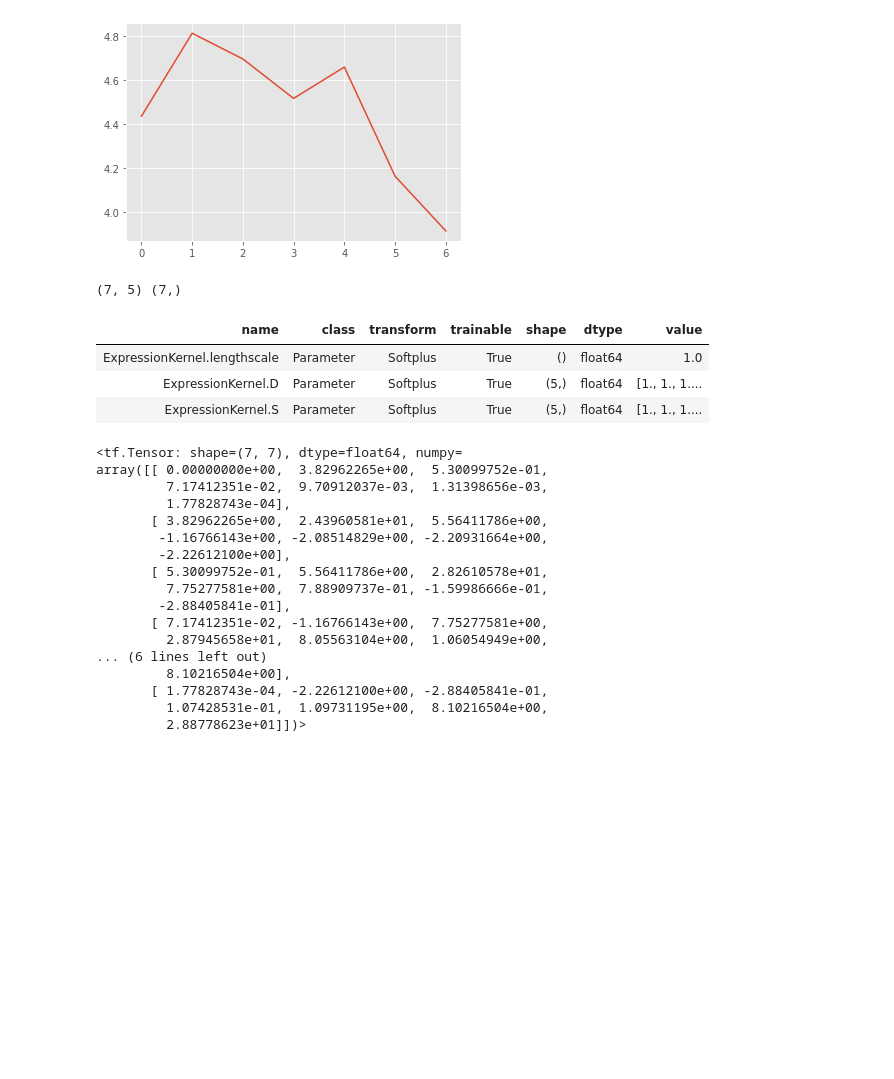
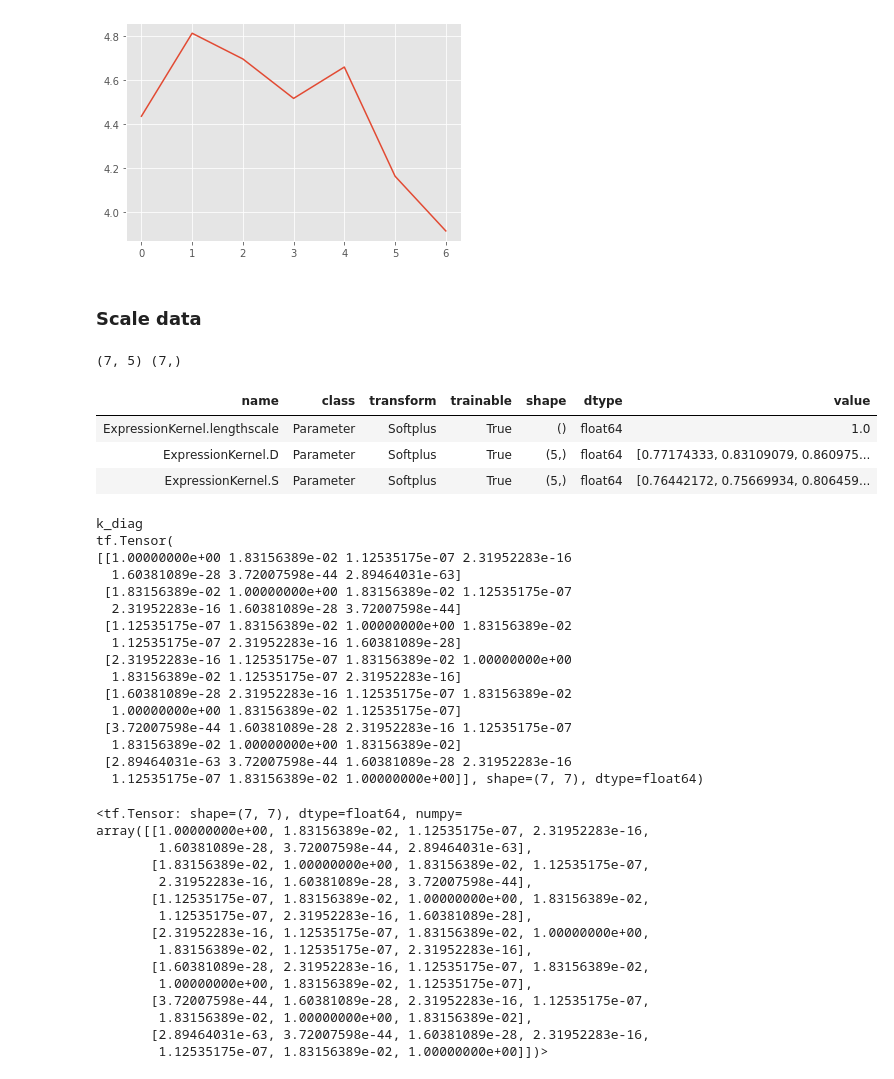
Before and after one commit to JCobbles/trangp, a Jupyter notebook: Lawrence Replication.ipynb, the cells around one changed output. Saved outputs shown, nothing was run; the diff lists cells and outputs as text; code cells hidden in the pictures; blank space fills up the shorter version.

```diff
--- a/Lawrence Replication.ipynb
+++ b/Lawrence Replication.ipynb
@@ -100,10 +101,14 @@ plt.plot(genes[genes.index == 'p53'].values[0])
 # %% [output]
 [<matplotlib.lines.Line2D at 0x...>]
 [figure]
+# %% [markdown]
+### Scale data
 # %%
+scaler = preprocessing.StandardScaler()
 X = genes[genes.index != 'p53'].values.T
 Y = genes[genes.index == 'p53'].values[0]
 
+X = scaler.fit_transform(X, Y)
 print(X.shape,Y.shape)
 # %% [output]
 (7, 5) (7,)
@@ -115,9 +120,9 @@ class ExpressionKernel(gpflow.kernels.Kernel):
 #         B = tf.ones(5)
 #         self.B = gpflow.Parameter(B)
         D = tf.ones(5)
-        self.D = gpflow.Parameter(D, transform=positive())
-        S = tf.ones(5)
-        self.S = gpflow.Parameter(S, transform=positive())
+        self.D = gpflow.Parameter(np.random.uniform(0.5, 1, 5), transform=positive())
+#         S = tf.ones(5)
+        self.S = gpflow.Parameter(np.random.uniform(0.5, 1, 5), transform=positive())
 
 
     def K(self, X, X2=None):
@@ -128,11 +133,10 @@ class ExpressionKernel(gpflow.kernels.Kernel):
                     K_xx += self.k_xx(j, k)
             return K_xx
         else:
-            print('HHHHHHHHHHHHHHHHHHHHHHHHHHHHHHHHHHHHHHHHHHHHHHHHHHHHHH\nNNNNNNNNNNNNNNNNNNNNNNNNNNNNNNNNN')
+            print('K not none\nN')
             K_xf = tf.zeros([X.shape[0],X2.shape[0]], dtype='float64')
             for j, _ in enumerate(X.T):
-                for k, _ in enumerate(X.T):
-                    K_xf += self.k_xf(j, k)
+                K_xf += self.k_xf(j)
             return K_xf
 
 
@@ -160,58 +164,72 @@ class ExpressionKernel(gpflow.kernels.Kernel):
         t = tf.cast(tf.range(7)*2, tf.float64)
         t_ = tf.transpose(tf.reshape(tf.tile(t, [7]), [ 7, tf.shape(t)[0]]))
         t_prime = tf.reshape(tf.tile(t, [7]), [ 7, tf.shape(t)[0]])
         if not primefirst:
             t_prime = tf.transpose(tf.reshape(tf.tile(t, [7]), [ 7, tf.shape(t)[0]]))
             t_ = tf.reshape(tf.tile(t, [7]), [ 7, tf.shape(t)[0]])
 
         return t_prime, t_, t_prime-t_
 
     #covariance between the gradient and the actual value
     def k_xf(self, j):
-        print('AAAAAAAAAAAAAAAAAAAAAAAAAAAA')
+        print('k_xf')
         t_prime, t_, t_dist = self.get_distance_matrix()
         l = self.lengthscale
         erf_term = tm.erf(t_dist/l - self.gamma(j)) + tm.erf(t_/l + self.gamma(j))
 
-        return S[j]*l*0.5*tm.sqrt(PI)*tm.exp(self.gamma(j))**2 *tm.exp(-self.D[j]*t_dist)*erf_term
+        return self.S[j]*l*0.5*tm.sqrt(PI)*tm.exp(self.gamma(j))**2 *tm.exp(-self.D[j]*t_dist)*erf_term
 
     def K_diag(self, X):
-        print('AAAAAAAAAAAAAAAAAAAAAAAAAAAAsssssssssssssssssssss')
+        print('k_diag')
 
         """I've used the fact that we call this method for K_ff when finding the covariance as a hack so
         I know if I should return K_ff or K_xx. In this case we're returning K_ff!!
         $K_{ff}^{post} = K_{ff} - K_{fx} K_{xx}^{-1} K_{xf}$"""
-        print('k diag')
         _,_,t_dist = self.get_distance_matrix()
         K_ff = tf.math.exp(-(t_dist**2)/(self.lengthscale**2))
-        return K_ff
+        print(K_ff)
+        return K_ff# tf.linalg.tensor_diag_part(K_ff)
 
 k_exp = ExpressionKernel()
 print_summary(k_exp, fmt='notebook')
 
-k_exp.K(X)
+k_exp.K_diag(X)
 # %% [output]
 | name | class | transform | trainable | shape | dtype | value |
 | ExpressionKernel.lengthscale | Parameter | Softplus | True | () | float64 | 1.0 |
-| ExpressionKernel.D | Parameter | Softplus | True | (5,) | float64 | [1., 1., 1.... |
-| ExpressionKernel.S | Parameter | Softplus | True | (5,) | float64 | [1., 1., 1.... |
+| ExpressionKernel.D | Parameter | Softplus | True | (5,) | float64 | [0.77174333, 0.83109079, 0.860975... |
+| ExpressionKernel.S | Parameter | Softplus | True | (5,) | float64 | [0.76442172, 0.75669934, 0.806459... |
-<tf.Tensor: shape=(7, 7), dtype=float64, numpy=
-array([[ 0.00000000e+00,  3.82962265e+00,  5.30099752e-01,
-         7.17412351e-02,  9.70912037e-03,  1.31398656e-03,
-         1.77828743e-04],
-       [ 3.82962265e+00,  2.43960581e+01,  5.56411786e+00,
-        -1.16766143e+00, -2.08514829e+00, -2.20931664e+00,
-        -2.22612100e+00],
-       [ 5.30099752e-01,  5.56411786e+00,  2.82610578e+01,
-         7.75277581e+00,  7.88909737e-01, -1.59986666e-01,
-        -2.88405841e-01],
-       [ 7.17412351e-02, -1.16766143e+00,  7.75277581e+00,
-         2.87945658e+01,  8.05563104e+00,  1.06054949e+00,
-... (6 lines left out)
-         8.10216504e+00],
-       [ 1.77828743e-04, -2.22612100e+00, -2.88405841e-01,
-         1.07428531e-01,  1.09731195e+00,  8.10216504e+00,
-         2.88778623e+01]])>
+k_diag
+tf.Tensor(
+[[1.00000000e+00 1.83156389e-02 1.12535175e-07 2.31952283e-16
+  1.60381089e-28 3.72007598e-44 2.89464031e-63]
+ [1.83156389e-02 1.00000000e+00 1.83156389e-02 1.12535175e-07
+  2.31952283e-16 1.60381089e-28 3.72007598e-44]
+ [1.12535175e-07 1.83156389e-02 1.00000000e+00 1.83156389e-02
+  1.12535175e-07 2.31952283e-16 1.60381089e-28]
+ [2.31952283e-16 1.12535175e-07 1.83156389e-02 1.00000000e+00
+  1.83156389e-02 1.12535175e-07 2.31952283e-16]
+ [1.60381089e-28 2.31952283e-16 1.12535175e-07 1.83156389e-02
+  1.00000000e+00 1.83156389e-02 1.12535175e-07]
+ [3.72007598e-44 1.60381089e-28 2.31952283e-16 1.12535175e-07
+  1.83156389e-02 1.00000000e+00 1.83156389e-02]
+ [2.89464031e-63 3.72007598e-44 1.60381089e-28 2.31952283e-16
+  1.12535175e-07 1.83156389e-02 1.00000000e+00]], shape=(7, 7), dtype=float64)
+<tf.Tensor: shape=(7, 7), dtype=float64, numpy=
+array([[1.00000000e+00, 1.83156389e-02, 1.12535175e-07, 2.31952283e-16,
+        1.60381089e-28, 3.72007598e-44, 2.89464031e-63],
+       [1.83156389e-02, 1.00000000e+00, 1.83156389e-02, 1.12535175e-07,
+        2.31952283e-16, 1.60381089e-28, 3.72007598e-44],
+       [1.12535175e-07, 1.83156389e-02, 1.00000000e+00, 1.83156389e-02,
+        1.12535175e-07, 2.31952283e-16, 1.60381089e-28],
+       [2.31952283e-16, 1.12535175e-07, 1.83156389e-02, 1.00000000e+00,
+        1.83156389e-02, 1.12535175e-07, 2.31952283e-16],
+       [1.60381089e-28, 2.31952283e-16, 1.12535175e-07, 1.83156389e-02,
+        1.00000000e+00, 1.83156389e-02, 1.12535175e-07],
+       [3.72007598e-44, 1.60381089e-28, 2.31952283e-16, 1.12535175e-07,
+        1.83156389e-02, 1.00000000e+00, 1.83156389e-02],
+       [2.89464031e-63, 3.72007598e-44, 1.60381089e-28, 2.31952283e-16,
+        1.12535175e-07, 1.83156389e-02, 1.00000000e+00]])>
 # %%
 model = gpflow.models.GPR(data=(X, Y), kernel=k_exp, mean_function=None)
 
```
Also changed, not shown: parts of 3 cells of this notebook.
